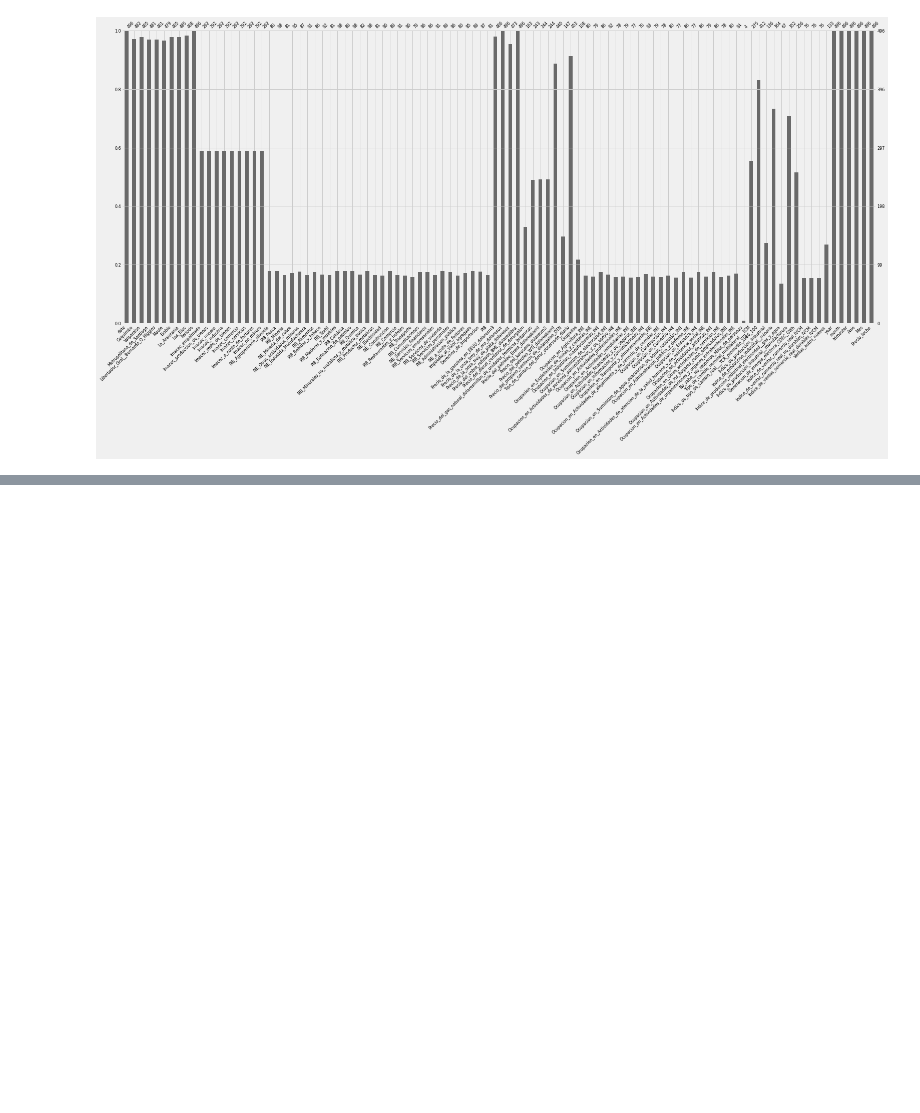
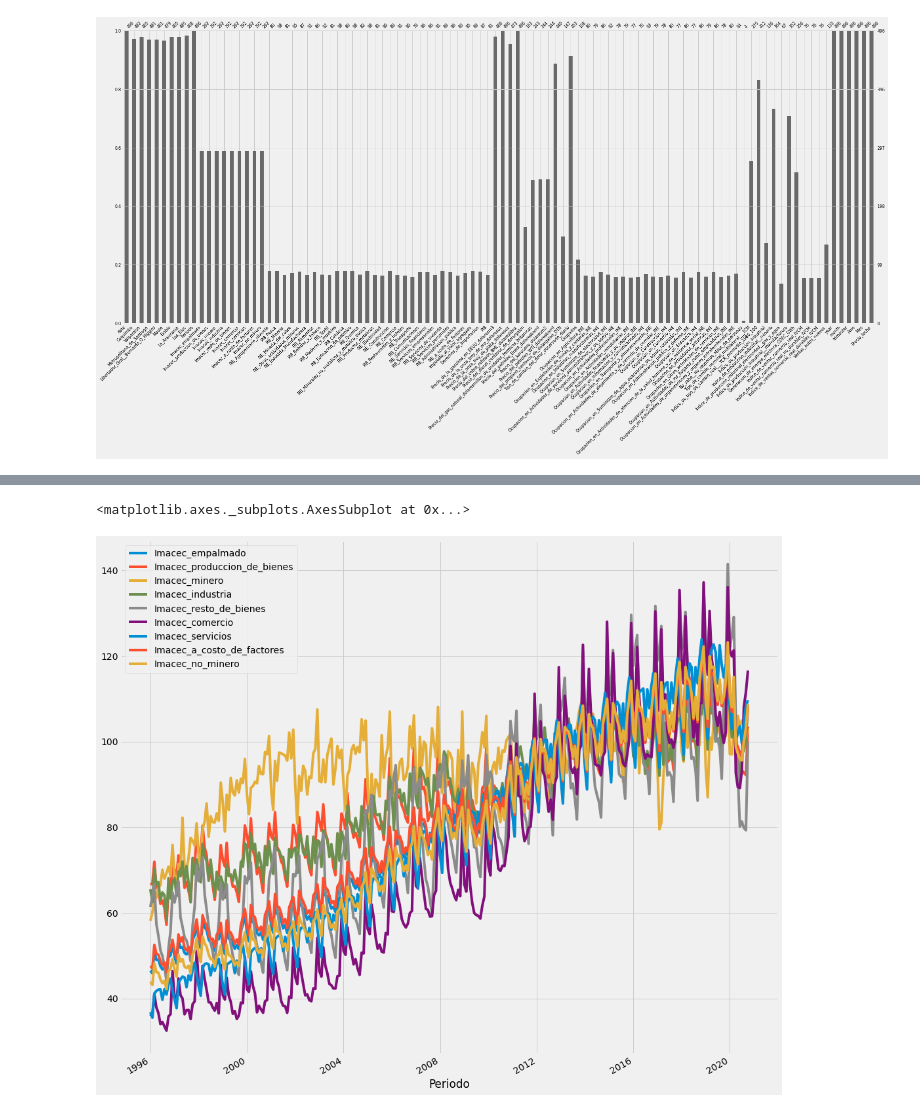
Before and after one commit to Reac92/solucion_spike, a Jupyter notebook: solucion.ipynb, the cells around one changed output, grey strips where cells are left out. Cells and saved outputs as stored; diff of their text form; code cells hidden in the pictures; blank space fills up the shorter version.

Commit message:
fix imacec cleaning

```diff
--- a/solucion.ipynb
+++ b/solucion.ipynb
@@ -815,0 +906,41 @@ from sklearn.ensemble import VotingRegressorx|
+# %%
+def get_number(x):
+    if type(x) != str: return x
+    final_position = x.find('.')
+    if final_position!=-1:
+        return x[:final_position + 2]
+    return x
+
+def fix_range(imacec_index, tol_imacec_upper=200, tol_imacec_lower=20):
+    if imacec_index<tol_imacec_upper and imacec_index>tol_imacec_lower:
+        return imacec_index
+
+    # upper treatment
+    while imacec_index>= tol_imacec_upper:
+        imacec_index = imacec_index/10
+    # lower treatment
+    while imacec_index< tol_imacec_lower:
+        imacec_index = imacec_index*10
+
+    return imacec_index
+
+def get_imacec(df, col_name):
+    df_imacec = df.copy()
+    imacec_column = df_imacec[col_name].apply(lambda word: get_number(word))
+
+    df_imacec[col_name] = pd.to_numeric(imacec_column, errors='coerce')
+
+    df_imacec[col_name] = df_imacec[col_name].apply(lambda imc: fix_range(imc))
+
+    return df_imacec
+
+imacec_columns = [imacec_word for imacec_word in df_model.columns if "Imacec" in imacec_word]
+print(imacec_columns)
+
+banco_central_fixed_imc = banco_central.copy()
+banco_central_fixed_imc['Periodo'] = parse_dates(banco_central_fixed_imc, 'Periodo')
+banco_central_fixed_imc.sort_values(['Periodo'], inplace=True)
+banco_central_fixed_imc.index = banco_central_fixed_imc['Periodo']
+
+for imc_name in imacec_columns:
+    banco_central_fixed_imc = get_imacec(banco_central_fixed_imc, imc_name)
@@ -815,0 +961,6 @@ from sklearn.ensemble import VotingRegressorx|
+# %%
+
+banco_central_fixed_imc[imacec_columns].plot(figsize=(16, 16))
+# %% [output]
+<matplotlib.axes._subplots.AxesSubplot at 0x...>
+[figure, added]
```
Also changed, not shown: parts of 12 cells of this notebook.
